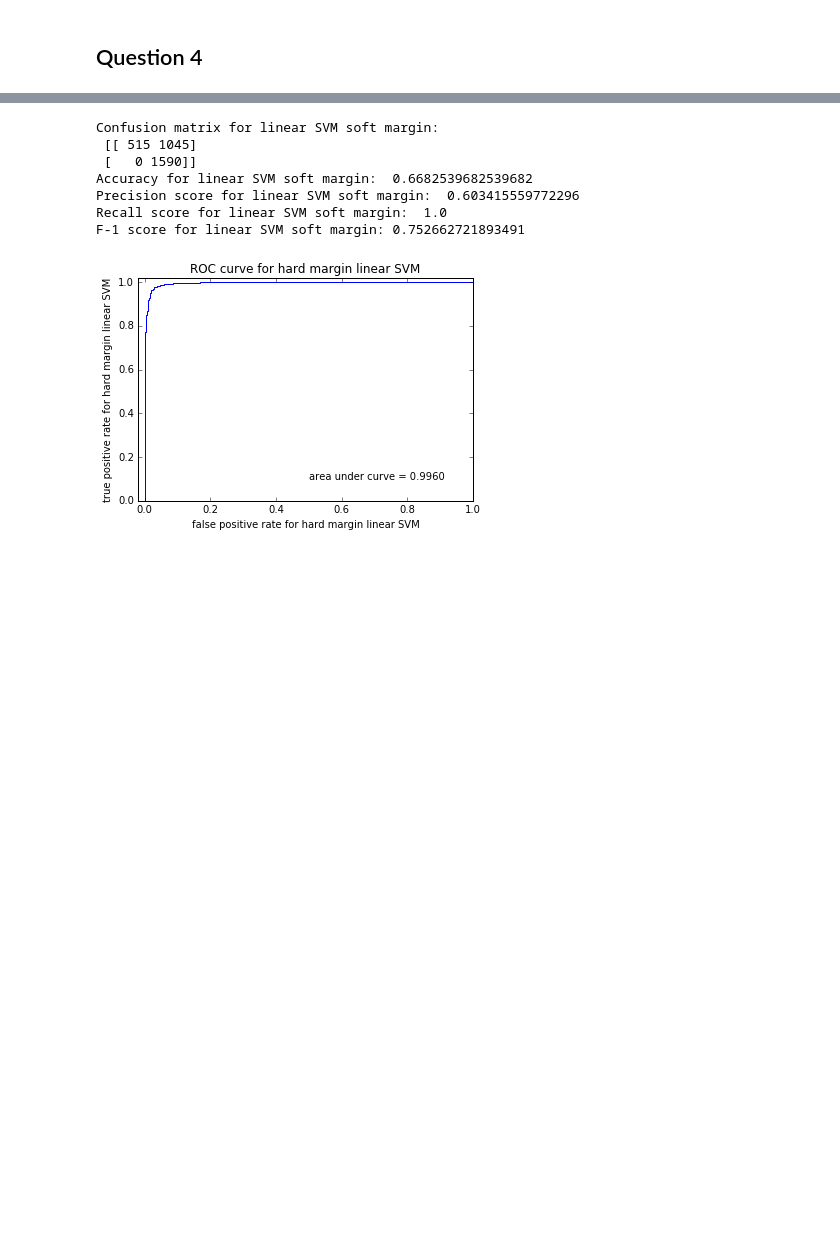
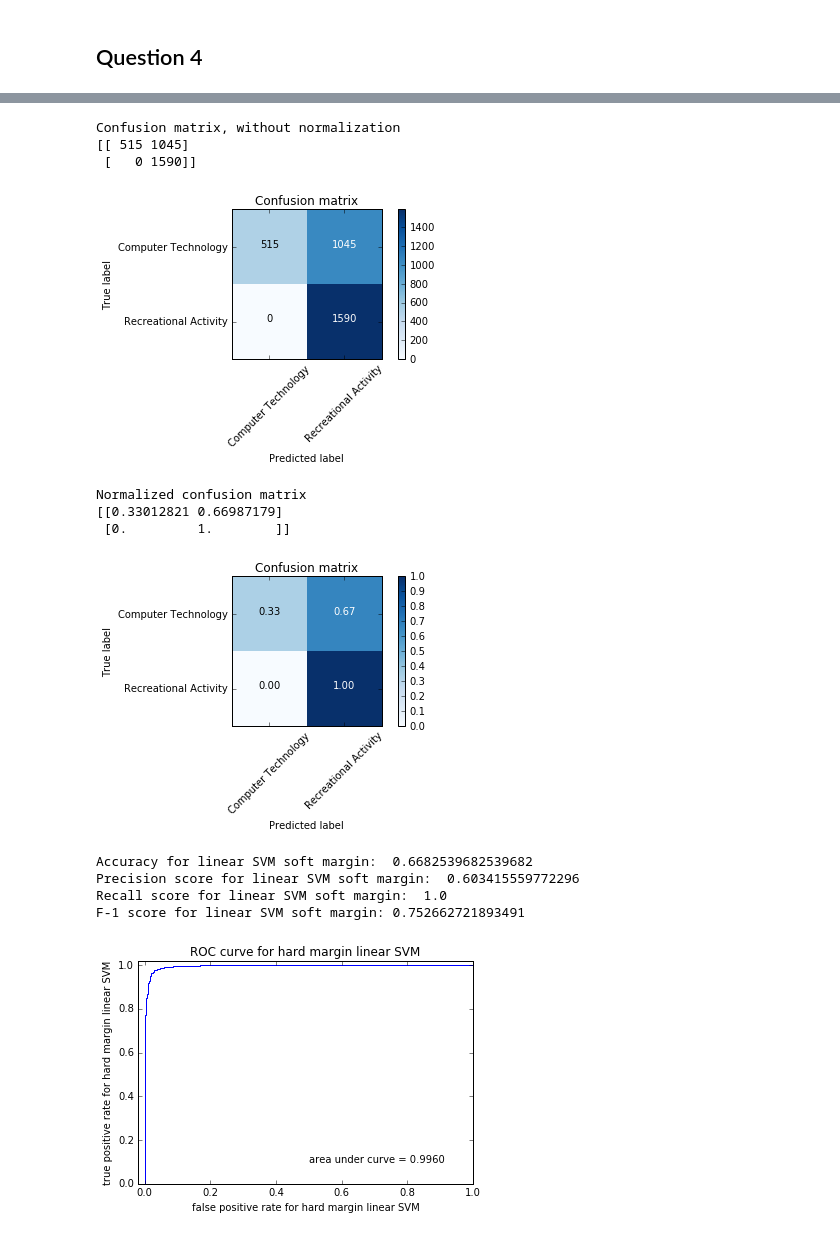
Before and after one commit to 219Winter2019adjz/test, a Jupyter notebook: proj1.ipynb, the cells around one changed output, grey strips where cells are left out. Drawn from its saved outputs; the diff is of its cells as text; code cells hidden in the pictures; blank space fills up the shorter version.

```diff
--- a/proj1.ipynb
+++ b/proj1.ipynb
@@ -462,37 +506,49 @@ F-1 score for linear SVM hard margin: 0.9715358148263997
 # %%
 # Find confusion matrix, accuracy, precision-recall, and F-1 scores for the soft margin
 
 # Confusion matrix
 from sklearn.metrics import confusion_matrix
 
-print('Confusion matrix for linear SVM soft margin: \n', confusion_matrix(twenty_test_binary_labels, predicted_svc_2))
+# print('Confusion matrix for linear SVM soft margin: \n', confusion_matrix(twenty_test_binary_labels, predicted_svc_2))
+
+plt.figure()
+plot_confusion_matrix(confusion_matrix(twenty_test_binary_labels, predicted_svc_2), classes=class_names)
+plt.show()
+plt.figure()
+plot_confusion_matrix(confusion_matrix(twenty_test_binary_labels, predicted_svc_2), classes=class_names, normalize=True)
+plt.show()
 
 # Accuracy
 from sklearn.metrics import accuracy_score
 
 print('Accuracy for linear SVM soft margin: ', accuracy_score(twenty_test_binary_labels, predicted_svc_2))
 
 # Average precision-recall score
 from sklearn.metrics import average_precision_score
 from sklearn.metrics import precision_score
 from sklearn.metrics import recall_score
 
 # print('Average precision-recall score:', average_precision_score(twenty_test.target, predicted))
 print('Precision score for linear SVM soft margin: ', precision_score(twenty_test_binary_labels, predicted_svc_2))
 print('Recall score for linear SVM soft margin: ', recall_score(twenty_test_binary_labels, predicted_svc_2))
 
 # F-1 score
 from sklearn.metrics import f1_score
 
 print('F-1 score for linear SVM soft margin:', f1_score(twenty_test_binary_labels, predicted_svc_2))
 # %% [output]
-Confusion matrix for linear SVM soft margin:
- [[ 515 1045]
+Confusion matrix, without normalization
+[[ 515 1045]
  [   0 1590]]
-Accuracy for linear SVM soft margin:  0.6682539682539682
-Precision score for linear SVM soft margin:  0.603415559772296
-Recall score for linear SVM soft margin:  1.0
-F-1 score for linear SVM soft margin: 0.752662721893491
+[figure, added]
+Normalized confusion matrix
+[[0.33012821 0.66987179]
+ [0.         1.        ]]
+[figure, added]
+Accuracy for linear SVM soft margin:  0.6682539682539682
+Precision score for linear SVM soft margin:  0.603415559772296
+Recall score for linear SVM soft margin:  1.0
+F-1 score for linear SVM soft margin: 0.752662721893491
 # %%
 # ROC curve for hard margin SVM
 
```
Also changed, not shown: parts of 9 cells of this notebook.
